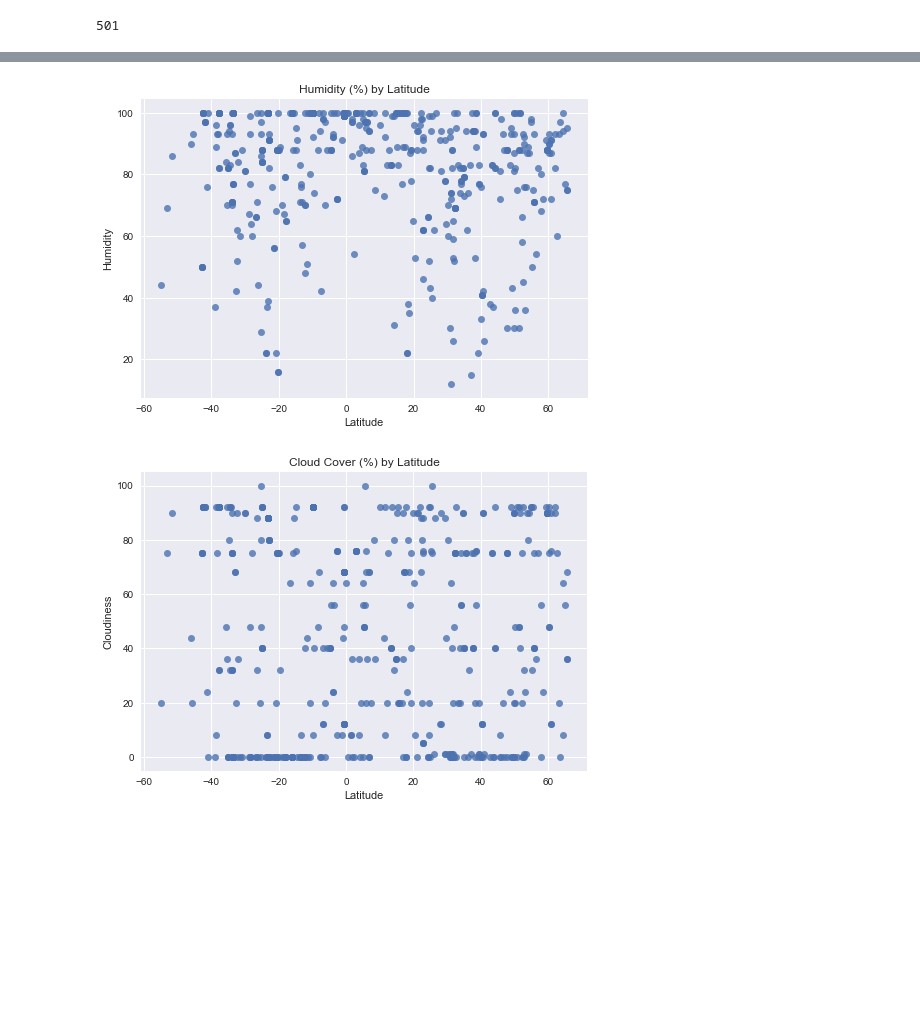
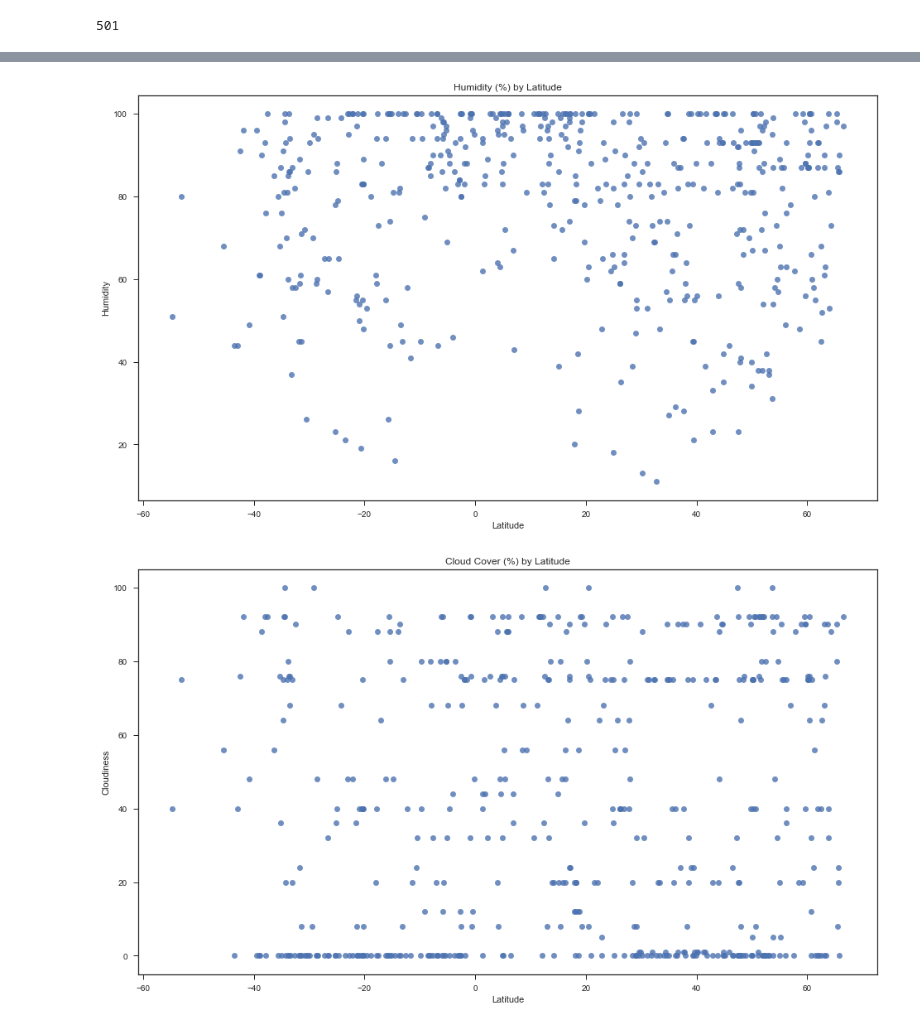
Before and after one commit to Jkremr/Temp-lat-lng-analysis, a Jupyter notebook: weather_analysis.ipynb, the cells around one changed output, grey strips where cells are left out. Saved outputs shown, nothing was run; the diff lists cells and outputs as text; code cells hidden in the pictures; blank space fills up the shorter version.

```diff
--- a/weather_analysis.ipynb
+++ b/weather_analysis.ipynb
@@ -48,7 +55,7 @@ cities = pd.DataFrame(columns = colNames)
 # data via API call.
 
 # Set the sample size (this will return exactly as many records as the sample size).
-sampleSize = 60
+sampleSize = 500
 
 baseUrl = 'http://api.openweathermap.org/data/2.5/weather?q='
 units = 'imperial'
@@ -145,7 +131,9 @@ len(cities)
 # %%
 # This is a simple plot of latitude and longitude: it confirms that the sample is sufficiently random across
 # the "map" of the world that it shows.
-
-p = sns.regplot(x="Longitude", y="Latitude", data=cities, fit_reg=False)
+sns.set_style('ticks')
+fig, ax = plt.subplots()
+fig.set_size_inches(16, 9)
+p = sns.regplot(x="Longitude", y="Latitude", data=cities, fit_reg=False).set_title('City Distribution by Latitude and Longitude')
 plt.show()
 # %% [output]
@@ -153,9 +141,9 @@ plt.show()
 # %%
 # Show the distribution of cities by latitude and longitude
+sns.set_style('ticks')
 fig, axs = plt.subplots(nrows=1, ncols=2, sharey=True)
-
-sns.distplot(cities['Latitude'],  ax=axs[0]).set_title('lalala')
-sns.distplot(cities['Longitude'],  ax=axs[1])
-# a.suptitle('THIS IS A TITLE, YOU BET') # can also get the figure from plt.gcf()
+fig.set_size_inches(16, 9)
+sns.distplot(cities['Latitude'], bins=10, kde=False, rug=True, ax=axs[0]).set_title('City Distribution by Latitude')
+sns.distplot(cities['Longitude'], bins=10, kde=False, rug=True, ax=axs[1]).set_title('City Distribution by Longitude')
 plt.gcf()
 # %% [output]
@@ -163,4 +151,7 @@ plt.gcf()
 # %%
+sns.set_style('ticks')
+fig, ax = plt.subplots()
+fig.set_size_inches(16, 9)
 p = sns.regplot(x="Latitude", y="Temperature", data=sorted, fit_reg=False).set_title('Temperature (F) by Latitude')
 plt.show()
 # %% [output]
@@ -168,10 +159,16 @@ plt.show()
 # %%
-p = sns.regplot(x="Latitude", y="Humidity", data=sorted, fit_reg=False).set_title('Humidity (%) by Latitude')
+sns.set_style('ticks')
+fig, ax = plt.subplots()
+fig.set_size_inches(16, 9)
+p = sns.regplot(x="Latitude", y="Humidity", data=cities, fit_reg=False).set_title('Humidity (%) by Latitude')
 plt.show()
 # %% [output]
-[figure, old version]
+[figure, new version]
 # %%
-p = sns.regplot(x="Latitude", y="Cloudiness", data=sorted, fit_reg=False).set_title('Cloud Cover (%) by Latitude')
+sns.set_style('ticks')
+fig, ax = plt.subplots()
+fig.set_size_inches(16, 9)
+p = sns.regplot(x="Latitude", y="Cloudiness", data=cities, fit_reg=False).set_title('Cloud Cover (%) by Latitude')
 plt.show()
 # %% [output]
-[figure, old version]
+[figure, new version]
```
Also changed, not shown: parts of 9 cells of this notebook.
